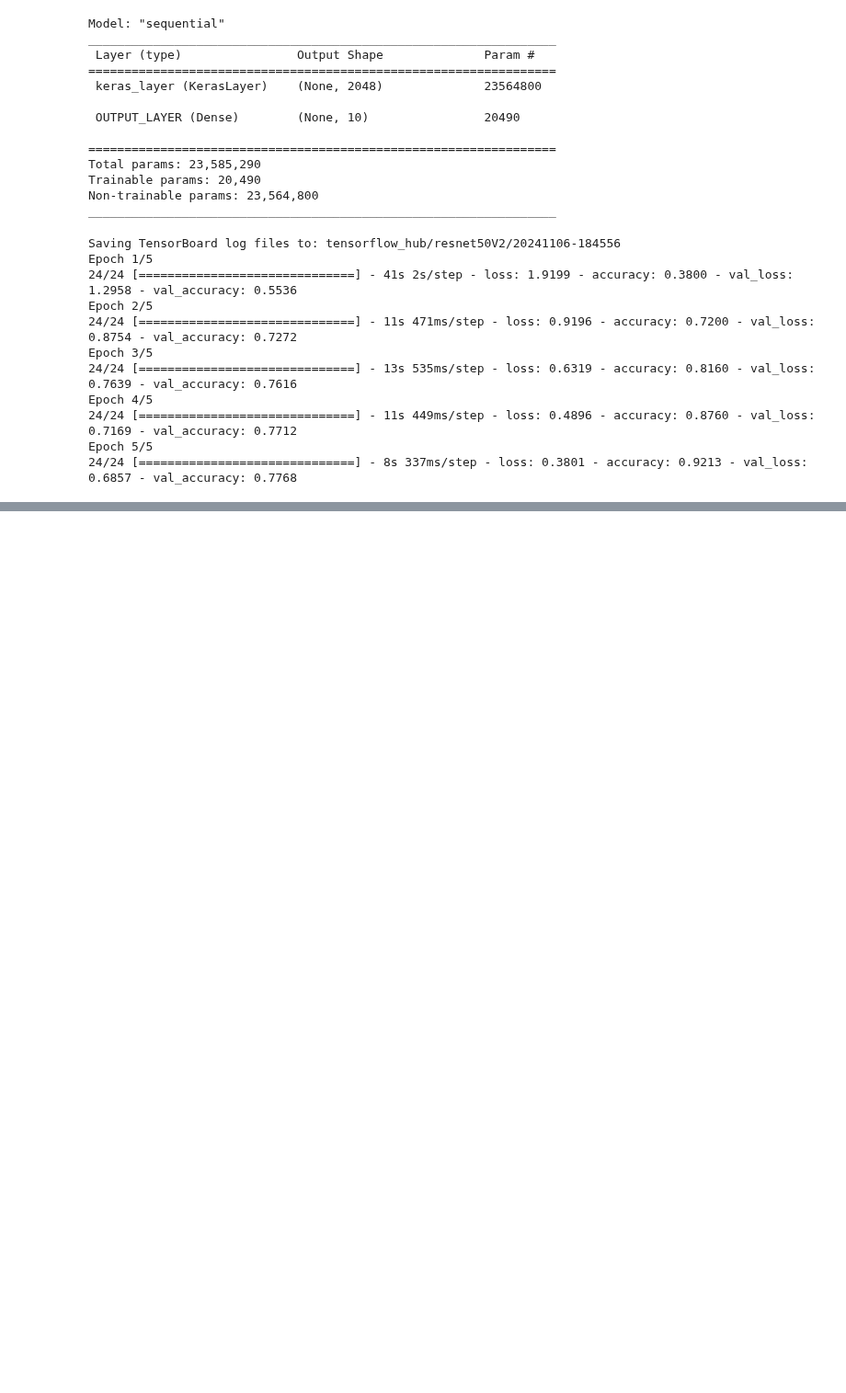
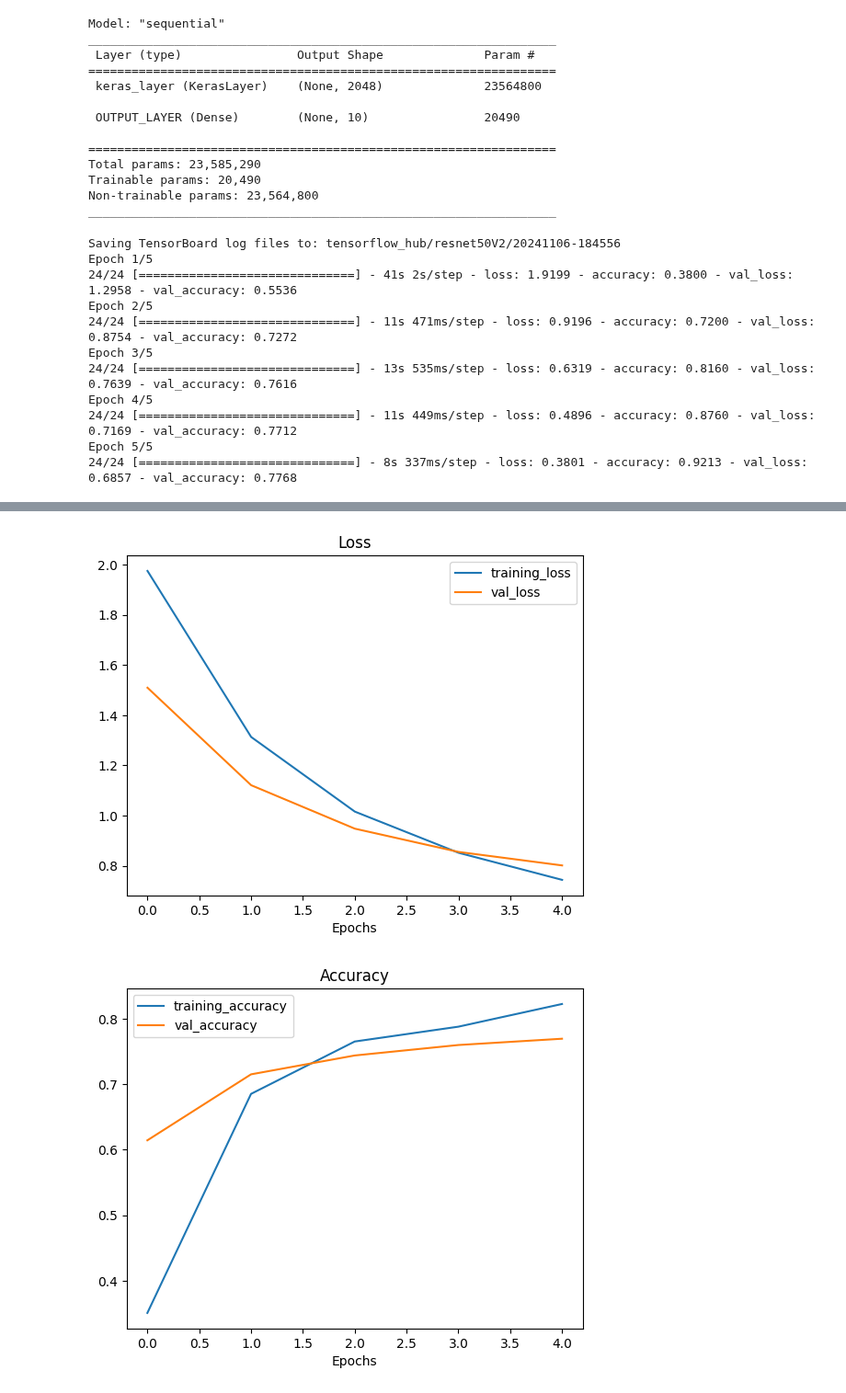
Before and after one commit to akshat-shethia/Deep_Learning, a Jupyter notebook: TensorFlow_For_Deep_Learning/My_04_transfer_learning_in_tensorflow_part_1_feature_extraction.ipynb, the cells around one changed output, grey strips where cells are left out. Shown at 92% size. Cells and saved outputs as stored; diff of their text form; code cells hidden in the pictures; blank space fills up the shorter version.

```diff
--- a/TensorFlow_For_Deep_Learning/My_04_transfer_learning_in_tensorflow_part_1_feature_extraction.ipynb
+++ b/TensorFlow_For_Deep_Learning/My_04_transfer_learning_in_tensorflow_part_1_feature_extraction.ipynb
@@ -140,0 +175,15 @@ plot_
+# %%
+efficient_net_url = "https://www.kaggle.com/models/google/efficientnet-v2/TensorFlow2/imagenet1k-b0-feature-vector/2"
+# %%
+efficientnet_model = create_model(efficient_net_url, 10)
+
+efficientnet_model.compile(loss='categorical_crossentropy',
+                           optimizer=tf.keras.optimizers.Adam(),
+                           metrics=['accuracy'])
+
+efficientnet_history = efficientnet_model.fit(train_data,
+                                              epochs=5, # train for 5 epochs
+                                              validation_data=test_data,
+                                              callbacks=[create_tensorboard_callback(dir_name="tensorflow_hub",
+                                                                                     # Track logs under different experiment name
+                                                                                     experiment_name="efficientnetB0")])
@@ -140,0 +202,5 @@ plot_
+# %%
+plot_loss_curves(efficientnet_history)
+# %% [output]
+[figure, added]
+[figure, added]
```
Also changed, not shown: parts of 4 cells of this notebook, 2 other files.
